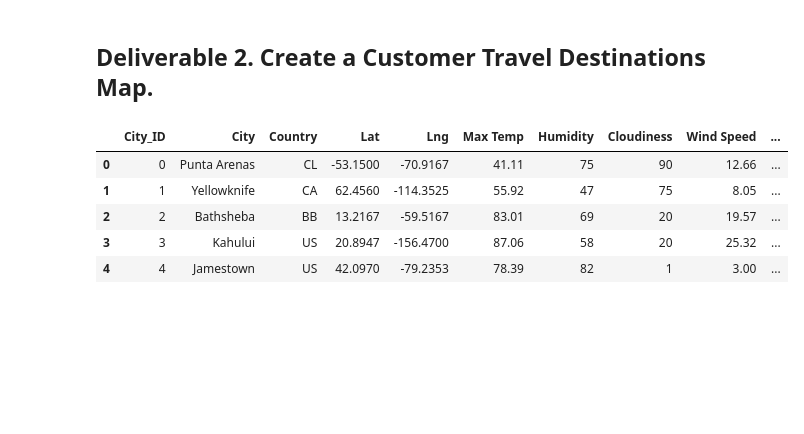
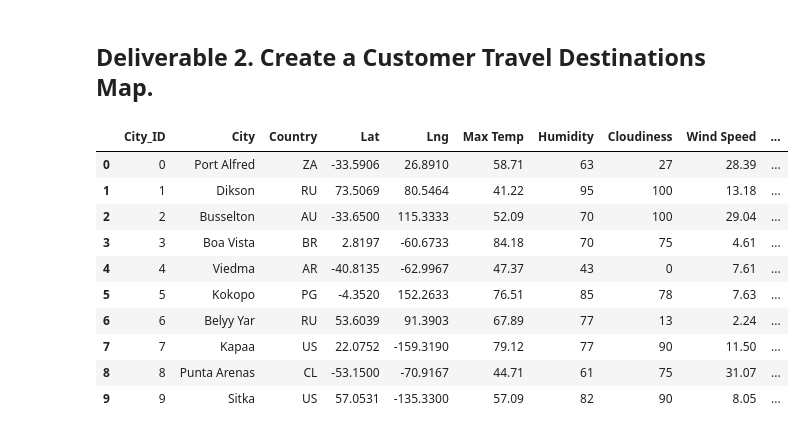
Before and after one commit to PaulWGutierrez/World_Weather_Analysis, a Jupyter notebook: Vacation_Search/Vacation_Search.ipynb, the cells around one changed output. Saved outputs shown, nothing was run; the diff lists cells and outputs as text; code cells hidden in the pictures; blank space fills up the shorter version.

```diff
--- a/Vacation_Search/Vacation_Search.ipynb
+++ b/Vacation_Search/Vacation_Search.ipynb
@@ -13,15 +13,20 @@ from config import g_key
 gmaps.configure(api_key=g_key)
 # %%
 # 1. Import the WeatherPy_database.csv file.
-city_data_df = pd.read_csv("Weather_Database/WeatherPy_database.csv")
-city_data_df.head()
+city_data_df = pd.read_csv("WeatherPy_Database.csv")
+city_data_df.head(10)
 # %% [output]
 |  | City_ID | City | Country | Lat | Lng | Max Temp | Humidity | Cloudiness | Wind Speed | ... |
-| 0 | 0 | Punta Arenas | CL | -53.1500 | -70.9167 | 41.11 | 75 | 90 | 12.66 | ... |
-| 1 | 1 | Yellowknife | CA | 62.4560 | -114.3525 | 55.92 | 47 | 75 | 8.05 | ... |
-| 2 | 2 | Bathsheba | BB | 13.2167 | -59.5167 | 83.01 | 69 | 20 | 19.57 | ... |
-| 3 | 3 | Kahului | US | 20.8947 | -156.4700 | 87.06 | 58 | 20 | 25.32 | ... |
-| 4 | 4 | Jamestown | US | 42.0970 | -79.2353 | 78.39 | 82 | 1 | 3.00 | ... |
+| 0 | 0 | Port Alfred | ZA | -33.5906 | 26.8910 | 58.71 | 63 | 27 | 28.39 | ... |
+| 1 | 1 | Dikson | RU | 73.5069 | 80.5464 | 41.22 | 95 | 100 | 13.18 | ... |
+| 2 | 2 | Busselton | AU | -33.6500 | 115.3333 | 52.09 | 70 | 100 | 29.04 | ... |
+| 3 | 3 | Boa Vista | BR | 2.8197 | -60.6733 | 84.18 | 70 | 75 | 4.61 | ... |
+| 4 | 4 | Viedma | AR | -40.8135 | -62.9967 | 47.37 | 43 | 0 | 7.61 | ... |
+| 5 | 5 | Kokopo | PG | -4.3520 | 152.2633 | 76.51 | 85 | 78 | 7.63 | ... |
+| 6 | 6 | Belyy Yar | RU | 53.6039 | 91.3903 | 67.89 | 77 | 13 | 2.24 | ... |
+| 7 | 7 | Kapaa | US | 22.0752 | -159.3190 | 79.12 | 77 | 90 | 11.50 | ... |
+| 8 | 8 | Punta Arenas | CL | -53.1500 | -70.9167 | 44.71 | 61 | 75 | 31.07 | ... |
+| 9 | 9 | Sitka | US | 57.0531 | -135.3300 | 57.09 | 82 | 90 | 8.05 | ... |
 # %%
 # 2. Prompt the user to enter minimum and maximum temperature criteria
 min_prompt_temp = float(input('What is the minimum temperature you would like for your trip? '))
```
Also changed, not shown: parts of 7 cells of this notebook, 12 other files.
